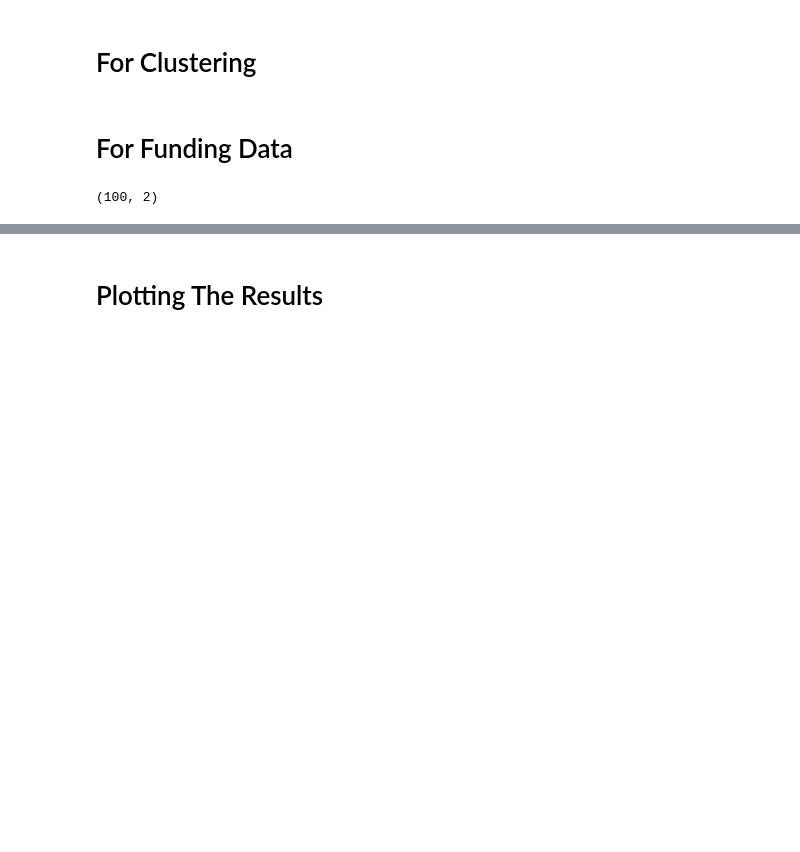
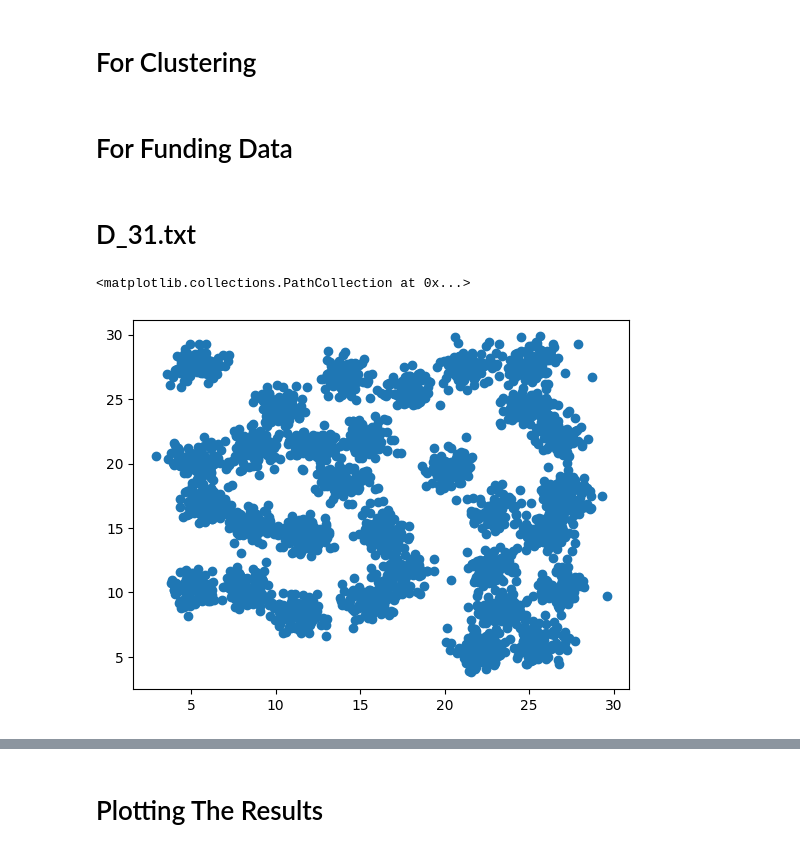
Before and after one commit to salar96/AutonomyAwareClustering, a Jupyter notebook: Reinforcement Based Clustering/main.ipynb, the cells around one changed output, grey strips where cells are left out. Cells and saved outputs as stored; diff of their text form; code cells hidden in the pictures; blank space fills up the shorter version.

```diff
--- a/Reinforcement Based Clustering/main.ipynb
+++ b/Reinforcement Based Clustering/main.ipynb
@@ -28,16 +18,22 @@ from ReinforcementClustering import reinforcement_clustering
 # %% [markdown]
 # For Funding Data
 # %%
-from sklearn.decomposition import PCA
-from sklearn.preprocessing import StandardScaler
-X = load_fund_data_as_numpy('StrategicMutualFunds.xlsx')
-scaler = StandardScaler()
-X_scaled = scaler.fit_transform(X)
-pca = PCA(n_components=2)
-X_pca = pca.fit_transform(X_scaled)
-print(X_pca.shape)
+# from sklearn.decomposition import PCA
+# from sklearn.preprocessing import StandardScaler
+# X = load_fund_data_as_numpy('StrategicMutualFunds.xlsx')
+# scaler = StandardScaler()
+# X_scaled = scaler.fit_transform(X)
+# pca = PCA(n_components=2)
+# X_pca = pca.fit_transform(X_scaled)
+# print(X_pca.shape)
-# %% [output]
-(100, 2)
+# %% [markdown]
+# D_31.txt
+# %%
+X = np.loadtxt("D31.txt")[:,:2]
+plt.scatter(X[:,0],X[:,1])
+# %% [output]
+<matplotlib.collections.PathCollection at 0x...>
+[figure, added]
 # %%
 
 
```
Also changed, not shown: parts of 8 cells of this notebook, 7 other files.
